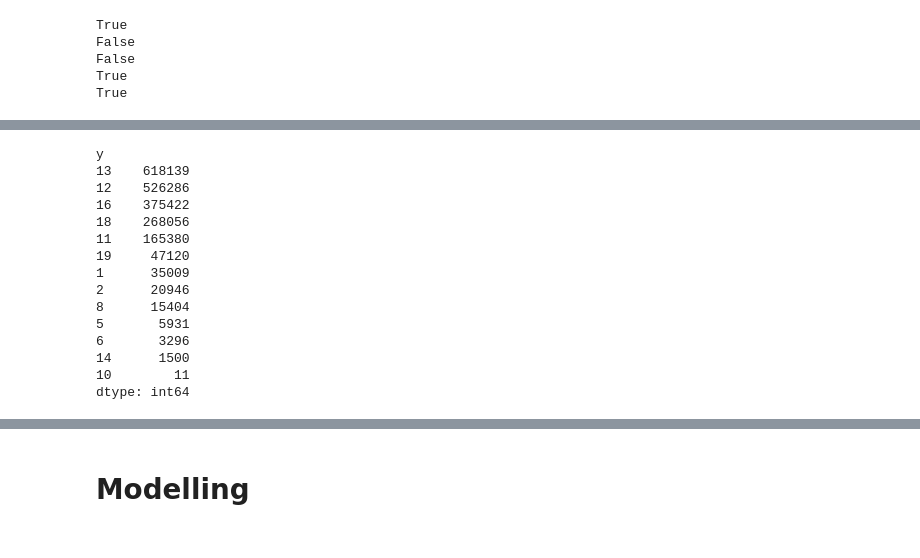
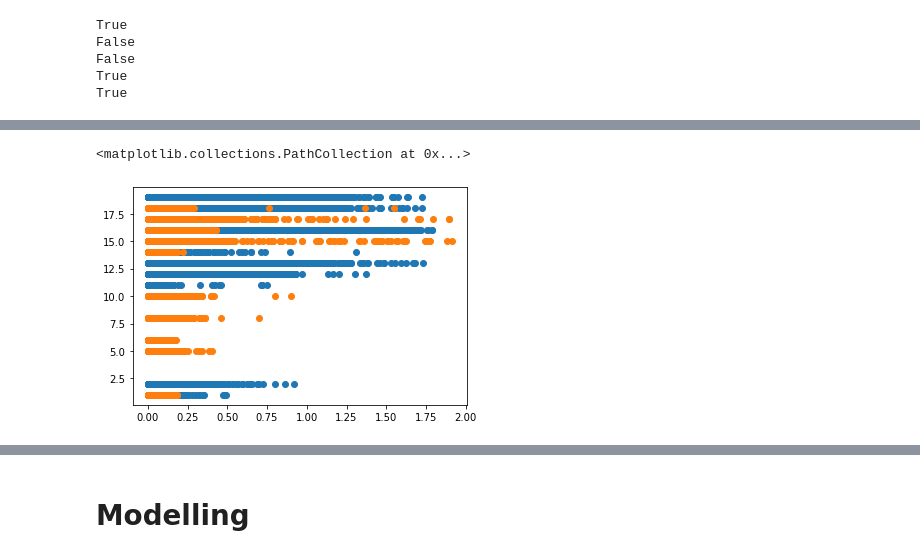
Before and after one commit to fynnweaver/Land_Cover_Classification, a Jupyter notebook: Code.ipynb, the cells around one changed output, grey strips where cells are left out. Saved outputs shown, nothing was run; the diff lists cells and outputs as text; code cells hidden in the pictures.

```diff
--- a/Code.ipynb
+++ b/Code.ipynb
@@ -168,22 +210,10 @@ dtype: int64
-# %%
-lab_classes = lab_raws.value_counts('y')
-print(lab_classes)
-# %% [output]
-y
-13    618139
-12    526286
-16    375422
-18    268056
-11    165380
-19     47120
-1      35009
-2      20946
-8      15404
-5       5931
-6       3296
-14      1500
-10        11
-dtype: int64
+# %%
+#comparing example band distribution within each class across two extents
+plt.scatter(lab_raws['B01'], lab_raws.y)
+plt.scatter(sim_raws['B01'], sim_raws.y)
+# %% [output]
+<matplotlib.collections.PathCollection at 0x...>
+[figure, added]
 # %%
 #vertical concat
 main_dataframe = pd.concat([sim_raws, lab_raws])
```
Also changed, not shown: parts of 28 cells of this notebook, 8 other files.
